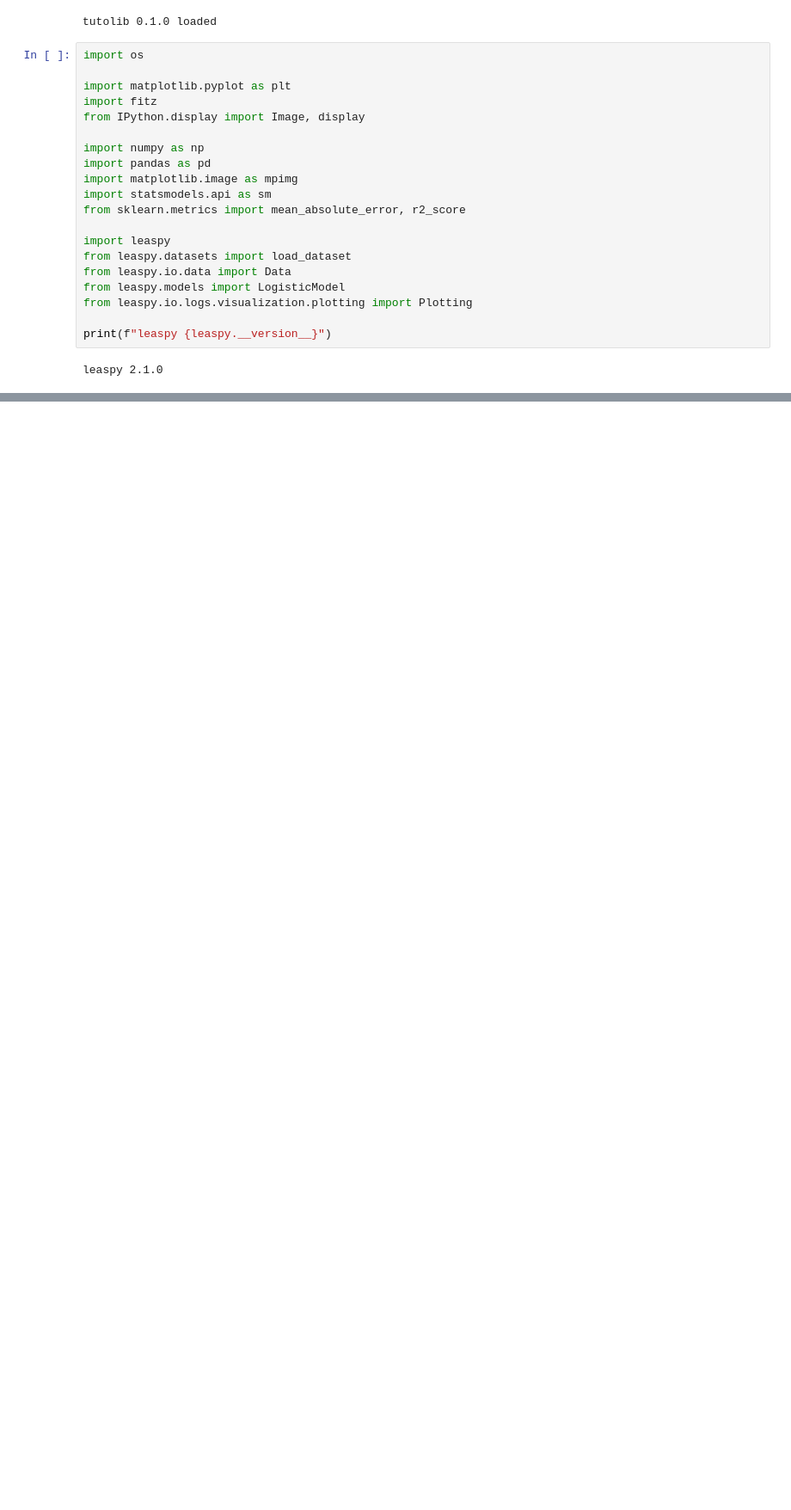
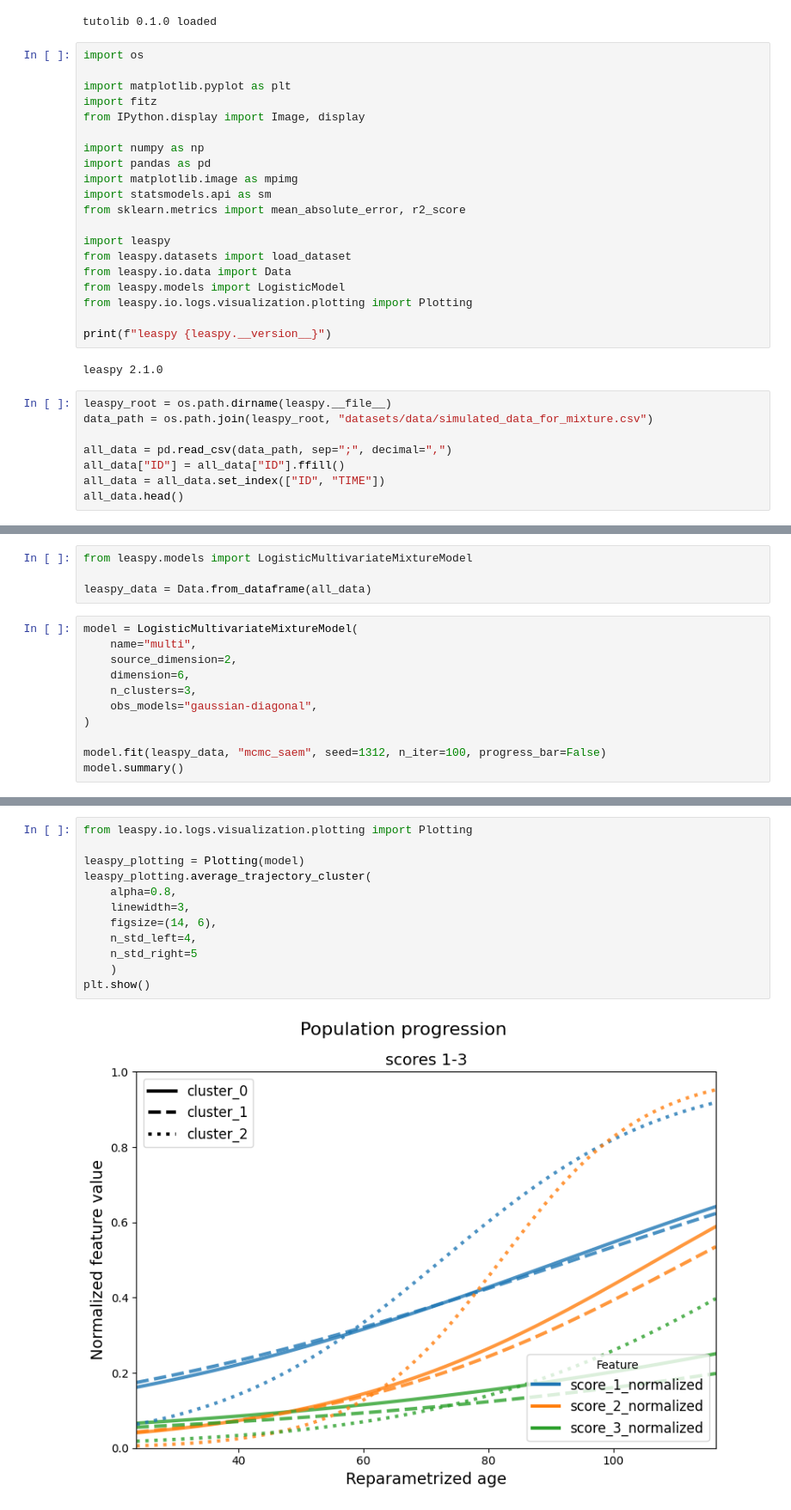
Before and after one commit to aramis-lab/leaspy_tutorial, a Jupyter notebook: notebooks/mixture.ipynb, the cells around one changed output, grey strips where cells are left out. Shown at 86% size. Drawn from its saved outputs; the diff is of its cells as text; blank space fills up the shorter version.

```diff
--- a/notebooks/mixture.ipynb
+++ b/notebooks/mixture.ipynb
@@ -53,3 +53,11 @@ from leaspy.io.logs.visualization.plotting import Plotting
 print(f"leaspy {leaspy.__version__}")
 # %% [output]
 leaspy 2.1.0
+# %%
+leaspy_root = os.path.dirname(leaspy.__file__)
+data_path = os.path.join(leaspy_root, "datasets/data/simulated_data_for_mixture.csv")
+
+all_data = pd.read_csv(data_path, sep=";", decimal=",")
+all_data["ID"] = all_data["ID"].ffill()
+all_data = all_data.set_index(["ID", "TIME"])
+all_data.head()
@@ -55,0 +72,15 @@ leaspy 2.1.0
+# %%
+from leaspy.models import LogisticMultivariateMixtureModel
+
+leaspy_data = Data.from_dataframe(all_data)
+# %%
+model = LogisticMultivariateMixtureModel(
+    name="multi",
+    source_dimension=2,
+    dimension=6,
+    n_clusters=3,
+    obs_models="gaussian-diagonal",
+)
+
+model.fit(leaspy_data, "mcmc_saem", seed=1312, n_iter=100, progress_bar=False)
+model.summary()
@@ -55,0 +126,14 @@ leaspy 2.1.0
+# %%
+from leaspy.io.logs.visualization.plotting import Plotting
+
+leaspy_plotting = Plotting(model)
+leaspy_plotting.average_trajectory_cluster(
+    alpha=0.8,
+    linewidth=3,
+    figsize=(14, 6),
+    n_std_left=4,
+    n_std_right=5
+    )
+plt.show()
+# %% [output]
+[figure, added]
```
Also changed, not shown: parts of 7 cells of this notebook.
